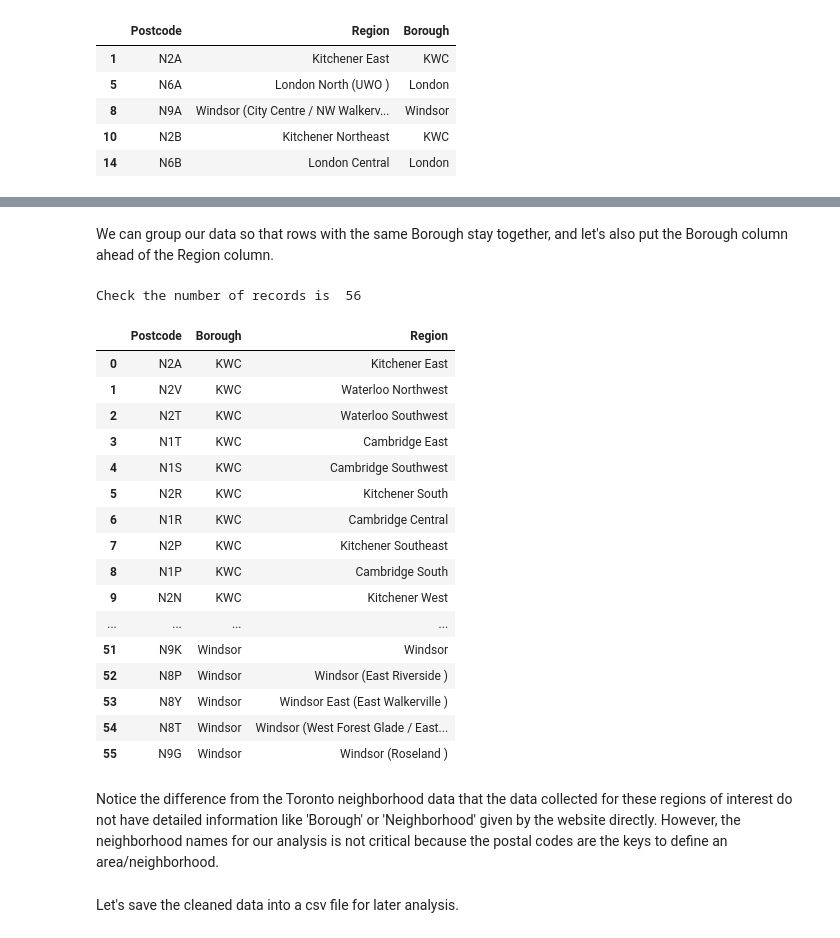
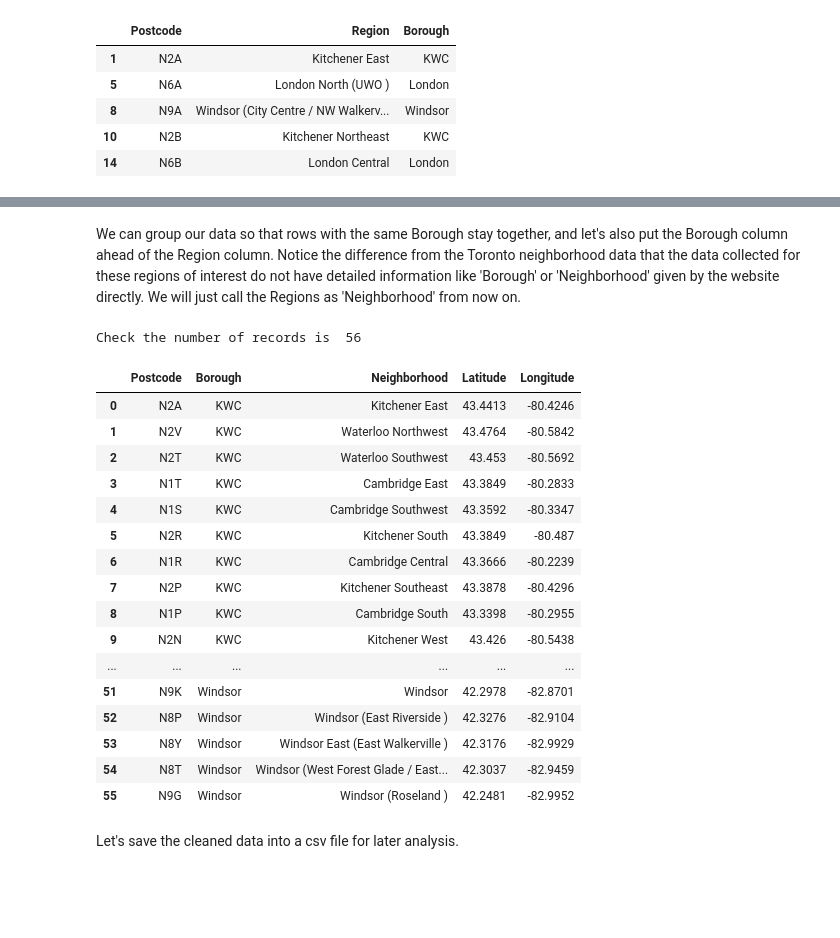
Before and after one commit to liangyiteng888/Data_Science_Pro_Certificate_Capstone, a Jupyter notebook: Report_DSPC_Capstone_Intro_and_Data.ipynb, the cells around one changed output, grey strips where cells are left out. Drawn from its saved outputs; the diff is of its cells as text; code cells hidden in the pictures; blank space fills up the shorter version.

Commit message:
Report for this capstone project - data and introduction

```diff
--- a/Report_DSPC_Capstone_Intro_and_Data.ipynb
+++ b/Report_DSPC_Capstone_Intro_and_Data.ipynb
@@ -242,0 +255,11 @@ The final number of records is  56
+# %%
+df_neighbor_roi_clean = df_neighbor_roi_clean.copy(deep=True) # reset the memory locatoin of the dataframe to avoid the copy warning message
+df_neighbor_roi_clean['Latitude']=''
+df_neighbor_roi_clean['Longitude']=''
+pnomi = pgeocode.Nominatim('ca') # country code 'ca'- Canada
+for index, row in df_neighbor_roi_clean.iterrows():
+    geoloc=pnomi.query_postal_code(str(row['Postcode']))
+    #print(geoloc['latitude']:'longitude'])
+    df_neighbor_roi_clean.loc[index,'Latitude'] = geoloc['latitude']
+    df_neighbor_roi_clean.loc[index,'Longitude'] = geoloc['longitude']
+df_neighbor_roi_clean.head()
@@ -243,31 +273,30 @@ The final number of records is  56
 # %% [markdown]
-We can group our data so that rows with the same Borough stay together, and let's also put the Borough column ahead of the Region column.
+We can group our data so that rows with the same Borough stay together, and let's also put the Borough column ahead of the Region column. Notice the difference from the Toronto neighborhood data that the data collected for these regions of interest do not have detailed information like 'Borough' or 'Neighborhood' given by the website directly. We will just call the Regions as 'Neighborhood' from now on.
 # %%
-df_neighbor_roi_grouped = df_neighbor_roi_clean[['Postcode', 'Borough', 'Region']]
+df_neighbor_roi_grouped = df_neighbor_roi_clean[['Postcode', 'Borough', 'Region']+df_neighbor_roi_clean.columns.to_list()[-2:]]
+df_neighbor_roi_grouped.rename(columns={'Region':'Neighborhood'},inplace=True)
 df_neighbor_roi_grouped = df_neighbor_roi_grouped.sort_values(by = 'Borough').reset_index(drop=True)
 print('Check the number of records is ', df_neighbor_roi_grouped.shape[0])
 df_neighbor_roi_grouped
 # %% [output]
 Check the number of records is  56
-|  | Postcode | Borough | Region |
-| 0 | N2A | KWC | Kitchener East |
-| 1 | N2V | KWC | Waterloo Northwest |
-| 2 | N2T | KWC | Waterloo Southwest |
-| 3 | N1T | KWC | Cambridge East |
-| 4 | N1S | KWC | Cambridge Southwest |
-| 5 | N2R | KWC | Kitchener South |
-| 6 | N1R | KWC | Cambridge Central |
-| 7 | N2P | KWC | Kitchener Southeast |
-| 8 | N1P | KWC | Cambridge South |
-| 9 | N2N | KWC | Kitchener West |
-| ... | ... | ... | ... |
-| 51 | N9K | Windsor | Windsor |
-| 52 | N8P | Windsor | Windsor (East Riverside ) |
-| 53 | N8Y | Windsor | Windsor East (East Walkerville ) |
-| 54 | N8T | Windsor | Windsor (West Forest Glade / East... |
-| 55 | N9G | Windsor | Windsor (Roseland ) |
+|  | Postcode | Borough | Neighborhood | Latitude | Longitude |
+| 0 | N2A | KWC | Kitchener East | 43.4413 | -80.4246 |
+| 1 | N2V | KWC | Waterloo Northwest | 43.4764 | -80.5842 |
+| 2 | N2T | KWC | Waterloo Southwest | 43.453 | -80.5692 |
+| 3 | N1T | KWC | Cambridge East | 43.3849 | -80.2833 |
+| 4 | N1S | KWC | Cambridge Southwest | 43.3592 | -80.3347 |
+| 5 | N2R | KWC | Kitchener South | 43.3849 | -80.487 |
+| 6 | N1R | KWC | Cambridge Central | 43.3666 | -80.2239 |
+| 7 | N2P | KWC | Kitchener Southeast | 43.3878 | -80.4296 |
+| 8 | N1P | KWC | Cambridge South | 43.3398 | -80.2955 |
+| 9 | N2N | KWC | Kitchener West | 43.426 | -80.5438 |
+| ... | ... | ... | ... | ... | ... |
+| 51 | N9K | Windsor | Windsor | 42.2978 | -82.8701 |
+| 52 | N8P | Windsor | Windsor (East Riverside ) | 42.3276 | -82.9104 |
+| 53 | N8Y | Windsor | Windsor East (East Walkerville ) | 42.3176 | -82.9929 |
+| 54 | N8T | Windsor | Windsor (West Forest Glade / East... | 42.3037 | -82.9459 |
+| 55 | N9G | Windsor | Windsor (Roseland ) | 42.2481 | -82.9952 |
-# %% [markdown]
-Notice the difference from the Toronto neighborhood data that the data collected for these regions of interest do not have detailed information like 'Borough' or 'Neighborhood' given by the website directly. However, the neighborhood names for our analysis is not critical because the postal codes are the keys to define an area/neighborhood.
 # %% [markdown]
 Let's save the cleaned data into a csv file for later analysis.
 # %%
```
Also changed, not shown: parts of 5 cells of this notebook, 1 other file.
